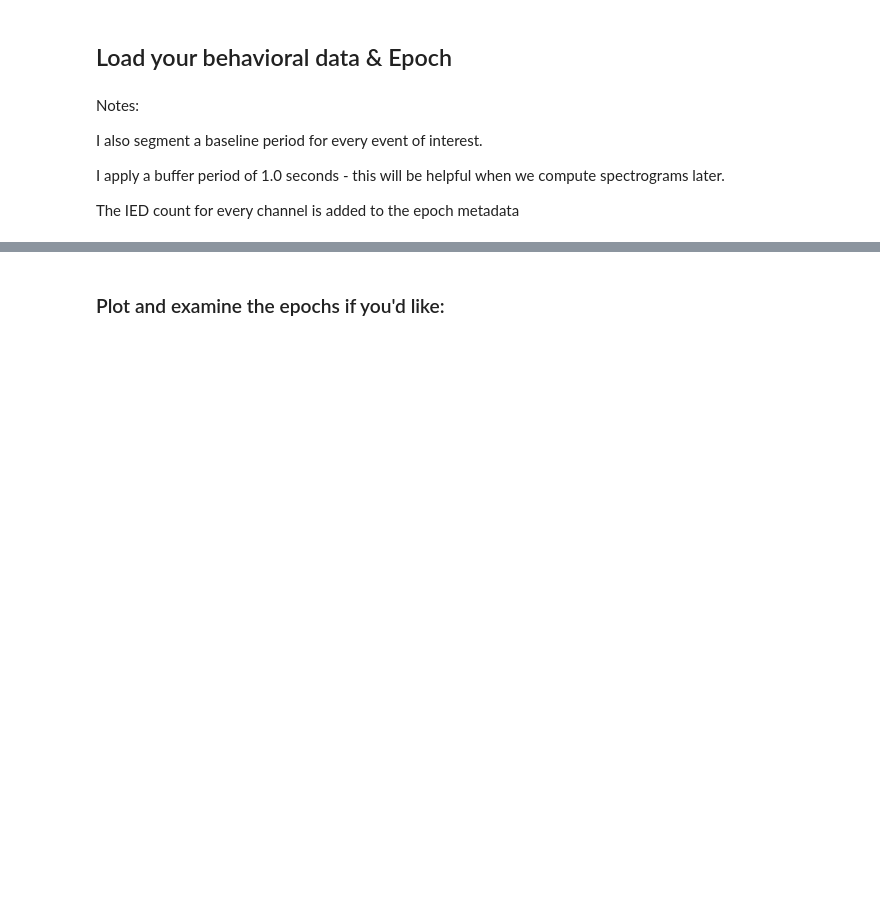
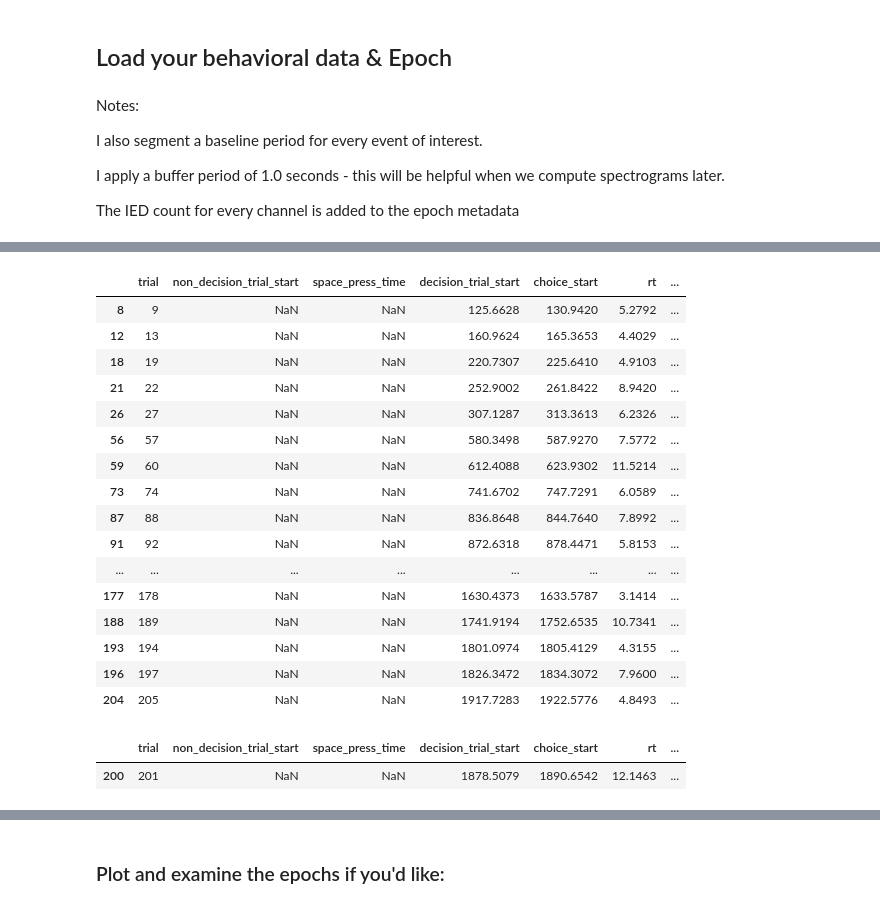
Before and after one commit to gelanat/LFPAnalysis, a Jupyter notebook: SNT_scripts/SNT_preprocess.ipynb, the cells around one changed output, grey strips where cells are left out. Saved outputs shown, nothing was run; the diff lists cells and outputs as text; code cells hidden in the pictures; blank space fills up the shorter version.

```diff
--- a/SNT_scripts/SNT_preprocess.ipynb
+++ b/SNT_scripts/SNT_preprocess.ipynb
@@ -323,0 +501,25 @@ offsets = {'MS030': [48.26914492235858],
+# %%
+time_df[(time_df['key_pressed'] == 2) & (time_df['key_pressed'].notna())]
+# %% [output]
+|  | trial | non_decision_trial_start | space_press_time | decision_trial_start | choice_start | rt | ... |
+| 8 | 9 | NaN | NaN | 125.6628 | 130.9420 | 5.2792 | ... |
+| 12 | 13 | NaN | NaN | 160.9624 | 165.3653 | 4.4029 | ... |
+| 18 | 19 | NaN | NaN | 220.7307 | 225.6410 | 4.9103 | ... |
+| 21 | 22 | NaN | NaN | 252.9002 | 261.8422 | 8.9420 | ... |
+| 26 | 27 | NaN | NaN | 307.1287 | 313.3613 | 6.2326 | ... |
+| 56 | 57 | NaN | NaN | 580.3498 | 587.9270 | 7.5772 | ... |
+| 59 | 60 | NaN | NaN | 612.4088 | 623.9302 | 11.5214 | ... |
+| 73 | 74 | NaN | NaN | 741.6702 | 747.7291 | 6.0589 | ... |
+| 87 | 88 | NaN | NaN | 836.8648 | 844.7640 | 7.8992 | ... |
+| 91 | 92 | NaN | NaN | 872.6318 | 878.4471 | 5.8153 | ... |
+| ... | ... | ... | ... | ... | ... | ... | ... |
+| 177 | 178 | NaN | NaN | 1630.4373 | 1633.5787 | 3.1414 | ... |
+| 188 | 189 | NaN | NaN | 1741.9194 | 1752.6535 | 10.7341 | ... |
+| 193 | 194 | NaN | NaN | 1801.0974 | 1805.4129 | 4.3155 | ... |
+| 196 | 197 | NaN | NaN | 1826.3472 | 1834.3072 | 7.9600 | ... |
+| 204 | 205 | NaN | NaN | 1917.7283 | 1922.5776 | 4.8493 | ... |
+# %%
+time_df[time_df['rt'] > 12]
+# %% [output]
+|  | trial | non_decision_trial_start | space_press_time | decision_trial_start | choice_start | rt | ... |
+| 200 | 201 | NaN | NaN | 1878.5079 | 1890.6542 | 12.1463 | ... |
```
Also changed, not shown: parts of 14 cells of this notebook, 1 other file.
